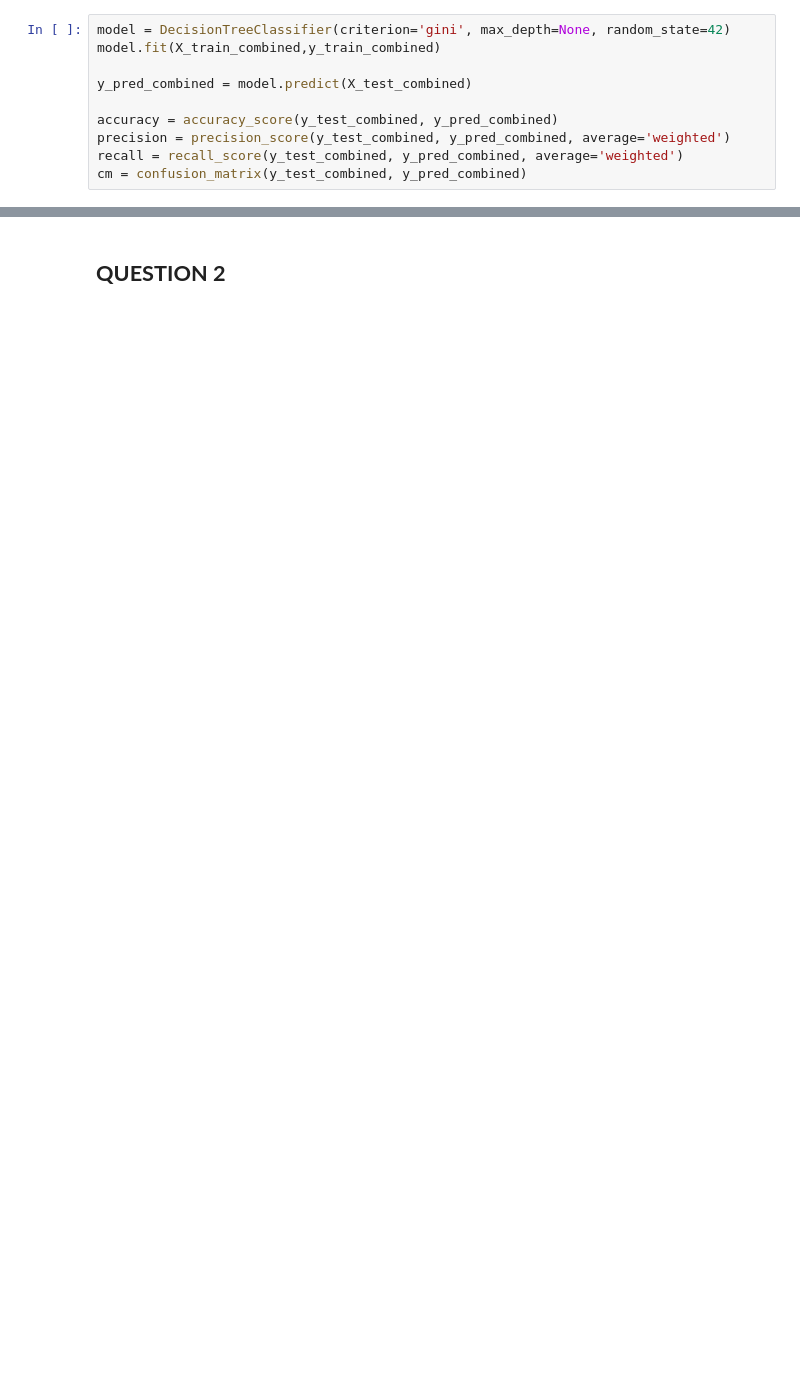
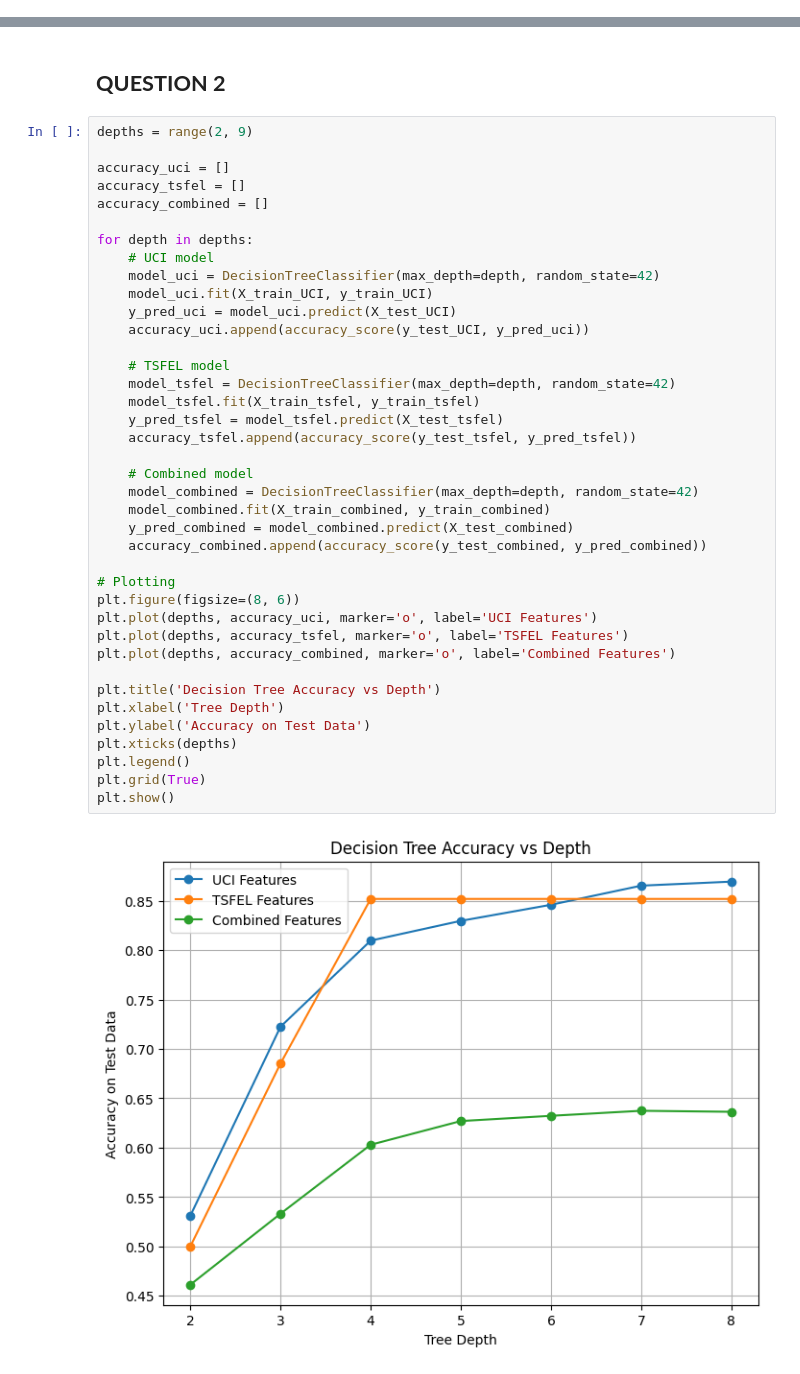
Before and after one commit to krish-goradia/es335-25-fall-assignment-11, a Jupyter notebook: HAR/TASK2.ipynb, the cells around one changed output, grey strips where cells are left out. Cells and saved outputs as stored; diff of their text form; blank space fills up the shorter version.

```diff
--- a/HAR/TASK2.ipynb
+++ b/HAR/TASK2.ipynb
@@ -122,10 +200,0 @@ y_test_combined = y_test_combined.astype('category')
-# %%
-model = DecisionTreeClassifier(criterion='gini', max_depth=None, random_state=42)
-model.fit(X_train_combined,y_train_combined)
-
-y_pred_combined = model.predict(X_test_combined)
-
-accuracy = accuracy_score(y_test_combined, y_pred_combined)
-precision = precision_score(y_test_combined, y_pred_combined, average='weighted')
-recall = recall_score(y_test_combined, y_pred_combined, average='weighted')
-cm = confusion_matrix(y_test_combined, y_pred_combined)
@@ -149,2 +245,43 @@ plt.show()
 # %% [markdown]
 ## **QUESTION 2**
+# %%
+depths = range(2, 9)
+
+accuracy_uci = []
+accuracy_tsfel = []
+accuracy_combined = []
+
+for depth in depths:
+    # UCI model
+    model_uci = DecisionTreeClassifier(max_depth=depth, random_state=42)
+    model_uci.fit(X_train_UCI, y_train_UCI)
+    y_pred_uci = model_uci.predict(X_test_UCI)
+    accuracy_uci.append(accuracy_score(y_test_UCI, y_pred_uci))
+
+    # TSFEL model
+    model_tsfel = DecisionTreeClassifier(max_depth=depth, random_state=42)
+    model_tsfel.fit(X_train_tsfel, y_train_tsfel)
+    y_pred_tsfel = model_tsfel.predict(X_test_tsfel)
+    accuracy_tsfel.append(accuracy_score(y_test_tsfel, y_pred_tsfel))
+
+    # Combined model
+    model_combined = DecisionTreeClassifier(max_depth=depth, random_state=42)
+    model_combined.fit(X_train_combined, y_train_combined)
+    y_pred_combined = model_combined.predict(X_test_combined)
+    accuracy_combined.append(accuracy_score(y_test_combined, y_pred_combined))
+
+# Plotting
+plt.figure(figsize=(8, 6))
+plt.plot(depths, accuracy_uci, marker='o', label='UCI Features')
+plt.plot(depths, accuracy_tsfel, marker='o', label='TSFEL Features')
+plt.plot(depths, accuracy_combined, marker='o', label='Combined Features')
+
+plt.title('Decision Tree Accuracy vs Depth')
+plt.xlabel('Tree Depth')
+plt.ylabel('Accuracy on Test Data')
+plt.xticks(depths)
+plt.legend()
+plt.grid(True)
+plt.show()
+# %% [output]
+[figure, added]
```
Also changed, not shown: parts of 22 cells of this notebook, 2 other files.
